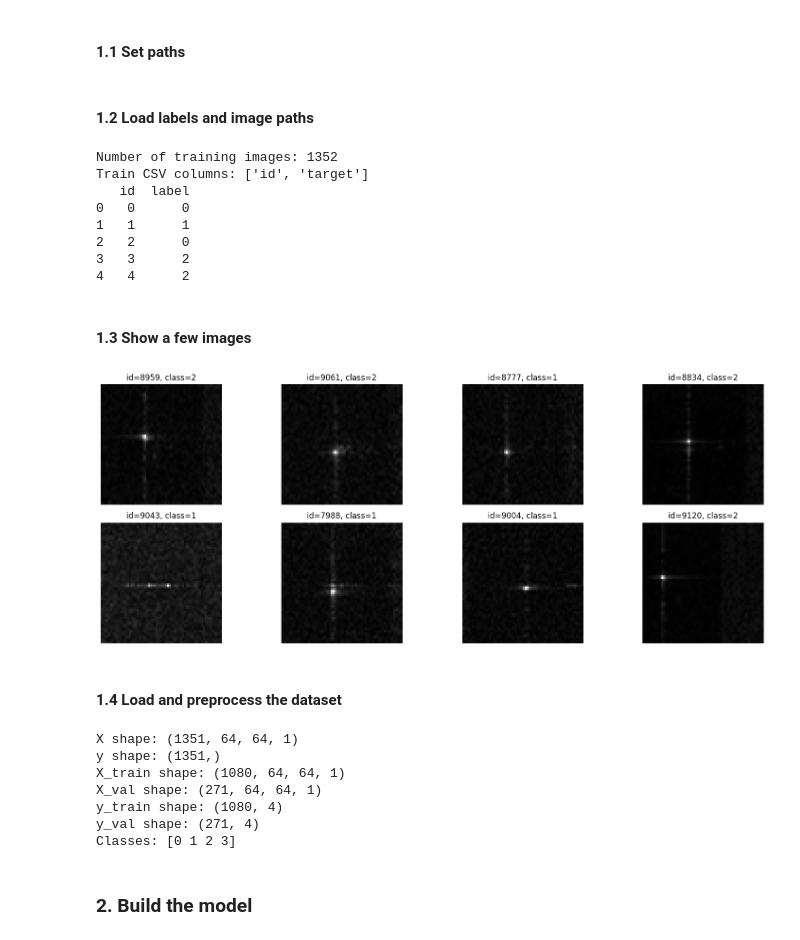
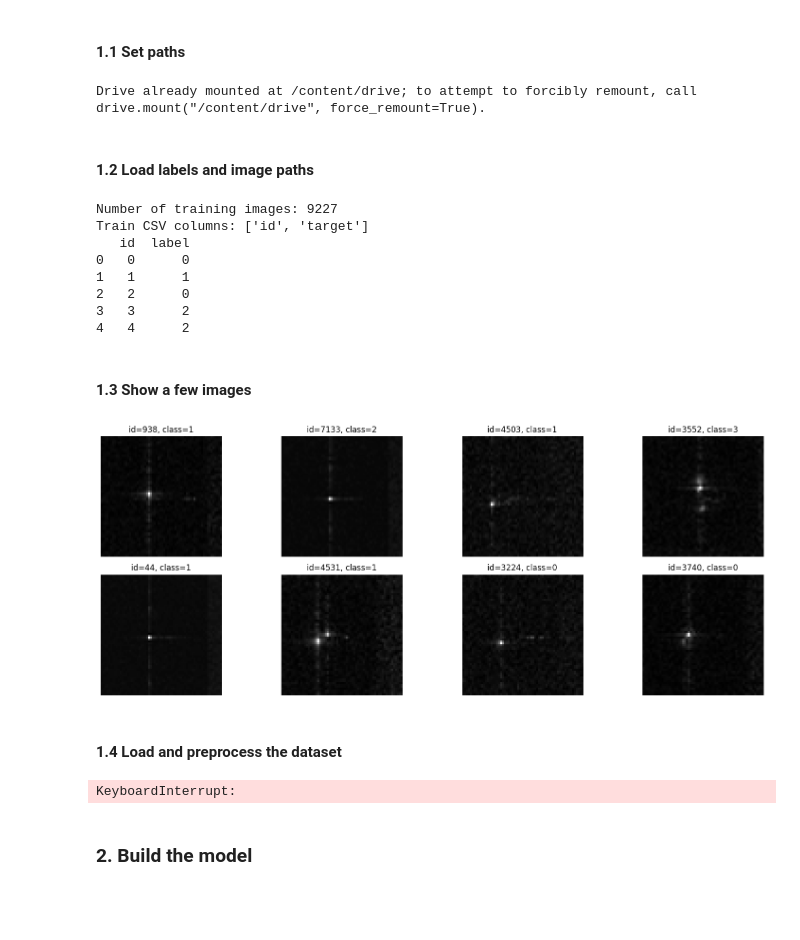
Before and after one commit to janosv246/MPA-MLF-Project, a Jupyter notebook: MPA_MLF_Project.ipynb, the cells around one changed output. Saved outputs shown, nothing was run; the diff lists cells and outputs as text; code cells hidden in the pictures; blank space fills up the shorter version.

Commit message:
Edited for google drive

```diff
--- a/MPA_MLF_Project.ipynb
+++ b/MPA_MLF_Project.ipynb
@@ -29,10 +30,15 @@ from keras.optimizers import SGD
 # %% [markdown]
 #### 1.1 Set paths
 # %%
-TRAIN_DIR = '/content/x_train'
-TEST_DIR = '/content/x_test'
-TRAIN_CSV = '/content/y_train_v2.csv'
-SAMPLE_SUBMISSION_CSV = '/content/y_test_submission_example_v2.csv'
+drive.mount('/content/drive')
+BASE_DIR = '/content/drive/MyDrive/data'
+
+TRAIN_DIR = f'{BASE_DIR}/x_train'
+TEST_DIR = f'{BASE_DIR}/x_test'
+TRAIN_CSV = f'{BASE_DIR}/y_train_v2.csv'
+SAMPLE_SUBMISSION_CSV = f'{BASE_DIR}/y_test_submission_example_v2.csv'
+# %% [output]
+Drive already mounted at /content/drive; to attempt to forcibly remount, call drive.mount("/content/drive", force_remount=True).
 # %% [markdown]
 #### 1.2 Load labels and image paths
 # %%
@@ -90,7 +96,7 @@ train_image_ids = np.array([numeric_file_key(p) for p in train_image_paths])
 
 print(train_labels_df.head())
 # %% [output]
-Number of training images: 1352
+Number of training images: 9227
 Train CSV columns: ['id', 'target']
    id  label
 0   0      0
@@ -101,37 +107,37 @@ Train CSV columns: ['id', 'target']
 # %% [markdown]
 #### 1.3 Show a few images
 # %%
-def load_grayscale_image(image_path, target_size=(64, 64)):
+def load_grayscale_image(image_path, target_size=(51, 45)):
     image = Image.open(image_path).convert('L')
     image = image.resize(target_size)
     image = np.array(image, dtype=np.float32) / 255.0
     return image
 
 
 def display_random_images(image_paths, labels_df, count=8, target_size=(64, 64)):
     selected_idx = np.random.choice(len(image_paths), size=count, replace=False)
 
     plt.figure(figsize=(16, 6))
     for i, idx in enumerate(selected_idx, 1):
         img_path = image_paths[idx]
         img_id = numeric_file_key(img_path)
         label_row = labels_df.loc[labels_df['id'] == img_id, 'label']
         label = int(label_row.iloc[0]) if len(label_row) > 0 else -1
 
         img = load_grayscale_image(img_path, target_size=target_size)
 
         plt.subplot(2, 4, i)
         plt.imshow(img, cmap='gray')
         plt.title(f'id={img_id}, class={label}')
         plt.axis('off')
 
     plt.tight_layout()
     plt.show()
 
 
 display_random_images(train_image_paths, train_labels_df)
 # %% [output]
-[figure, old version]
+[figure, new version]
 # %% [markdown]
 #### 1.4 Load and preprocess the dataset
 # %%
@@ -187,13 +193,7 @@ print(f'y_train shape: {y_train.shape}')
 print(f'y_val shape: {y_val.shape}')
 print('Classes:', np.unique(y))
 # %% [output]
-X shape: (1351, 64, 64, 1)
-y shape: (1351,)
-X_train shape: (1080, 64, 64, 1)
-X_val shape: (271, 64, 64, 1)
-y_train shape: (1080, 4)
-y_val shape: (271, 4)
-Classes: [0 1 2 3]
+KeyboardInterrupt:
 # %% [markdown]
 ### 2. Build the model
 # %% [markdown]
```
Also changed, not shown: parts of 5 cells of this notebook.
